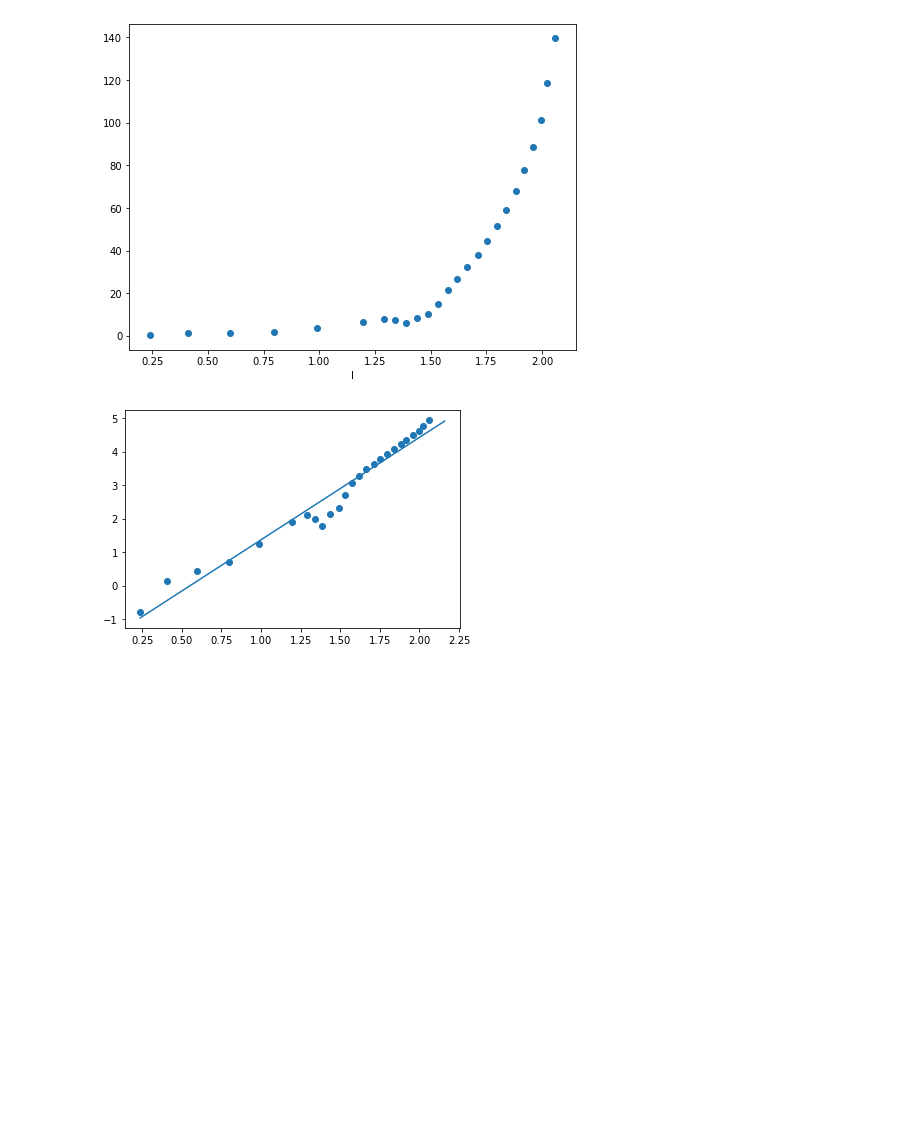
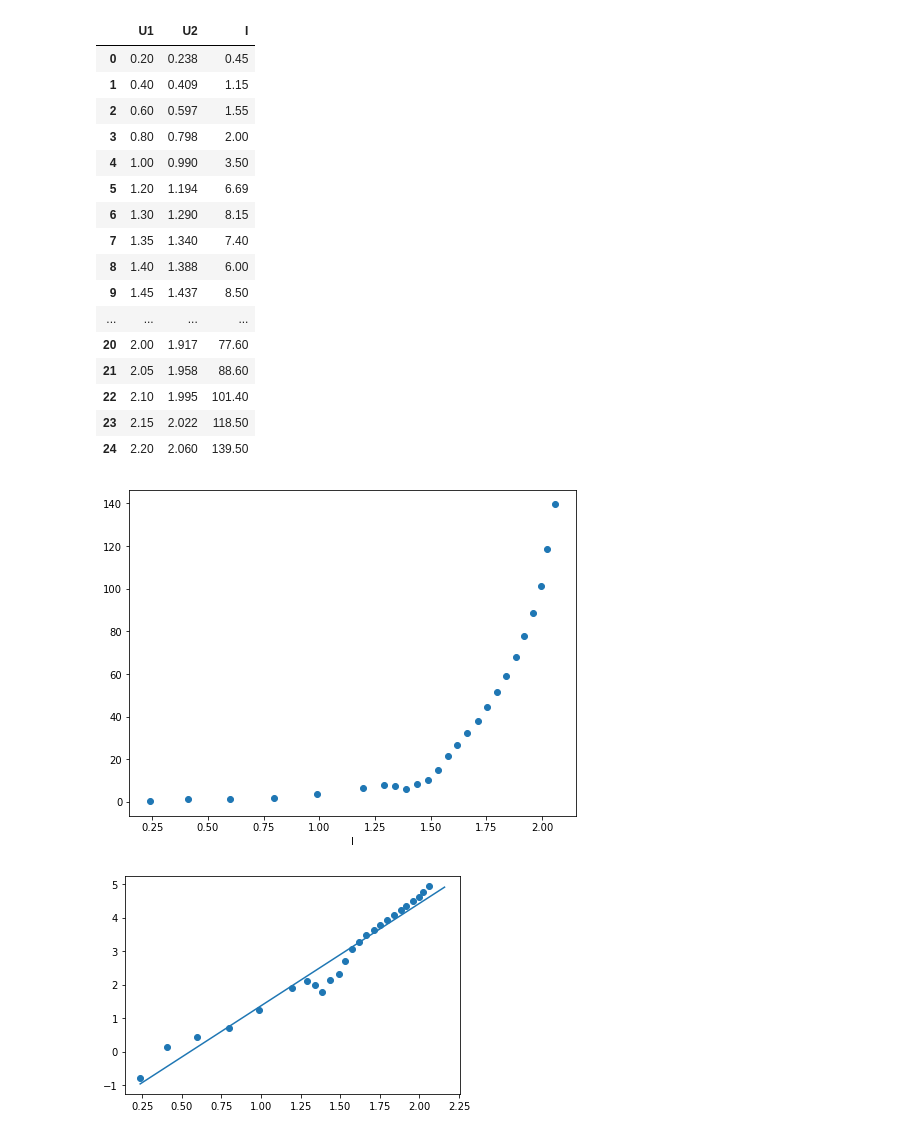
Before and after one commit to ficnawode/fizyka-pw-lab2-data-analysis, a Jupyter notebook: cw13/da.ipynb, the cells around one changed output. Cells and saved outputs as stored; diff of their text form; code cells hidden in the pictures; blank space fills up the shorter version.

```diff
--- a/cw13/da.ipynb
+++ b/cw13/da.ipynb
@@ -69,34 +69,53 @@ cell = pd.DataFrame(
         [
             0.45,
             1.15,
             1.55,
             2,
             3.5,
             6.69,
             8.15,
             7.4,
             6,
             8.5,
             10.2,
             15.1,
             21.37,
             26.72,
             32.32,
             37.8,
             44.4,
             51.4,
             59.2,
             68.2,
             77.6,
             88.6,
             101.4,
             118.5,
             139.5,
         ]
     }
 )
 
-cell.to_csv('in/Hcell.csv', index=False)
+cell.to_csv('in/Hcell.csv', index=False, sep='\t')
+cell
+# %% [output]
+|  | U1 | U2 | I |
+| 0 | 0.20 | 0.238 | 0.45 |
+| 1 | 0.40 | 0.409 | 1.15 |
+| 2 | 0.60 | 0.597 | 1.55 |
+| 3 | 0.80 | 0.798 | 2.00 |
+| 4 | 1.00 | 0.990 | 3.50 |
+| 5 | 1.20 | 1.194 | 6.69 |
+| 6 | 1.30 | 1.290 | 8.15 |
+| 7 | 1.35 | 1.340 | 7.40 |
+| 8 | 1.40 | 1.388 | 6.00 |
+| 9 | 1.45 | 1.437 | 8.50 |
+| ... | ... | ... | ... |
+| 20 | 2.00 | 1.917 | 77.60 |
+| 21 | 2.05 | 1.958 | 88.60 |
+| 22 | 2.10 | 1.995 | 101.40 |
+| 23 | 2.15 | 2.022 | 118.50 |
+| 24 | 2.20 | 2.060 | 139.50 |
 # %%
 plt.figure(figsize=(8,6))
 
```
Also changed, not shown: parts of 1 cell of this notebook, 20 other files.
